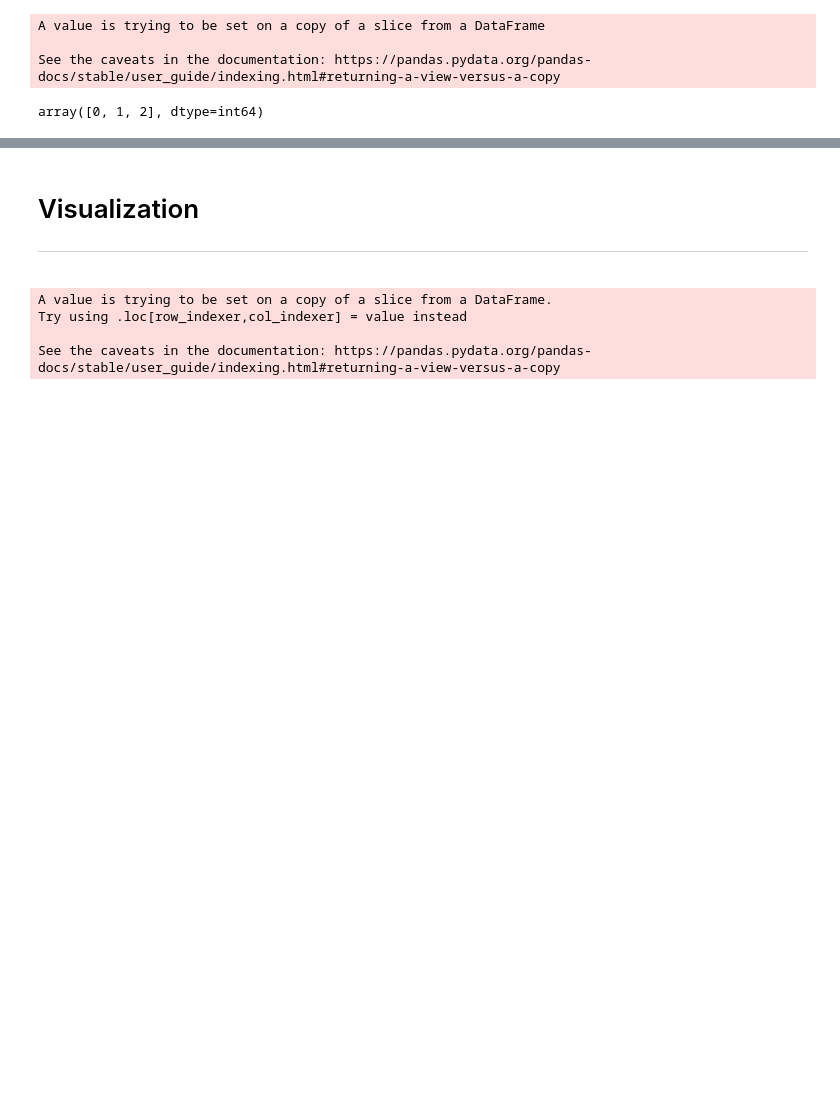
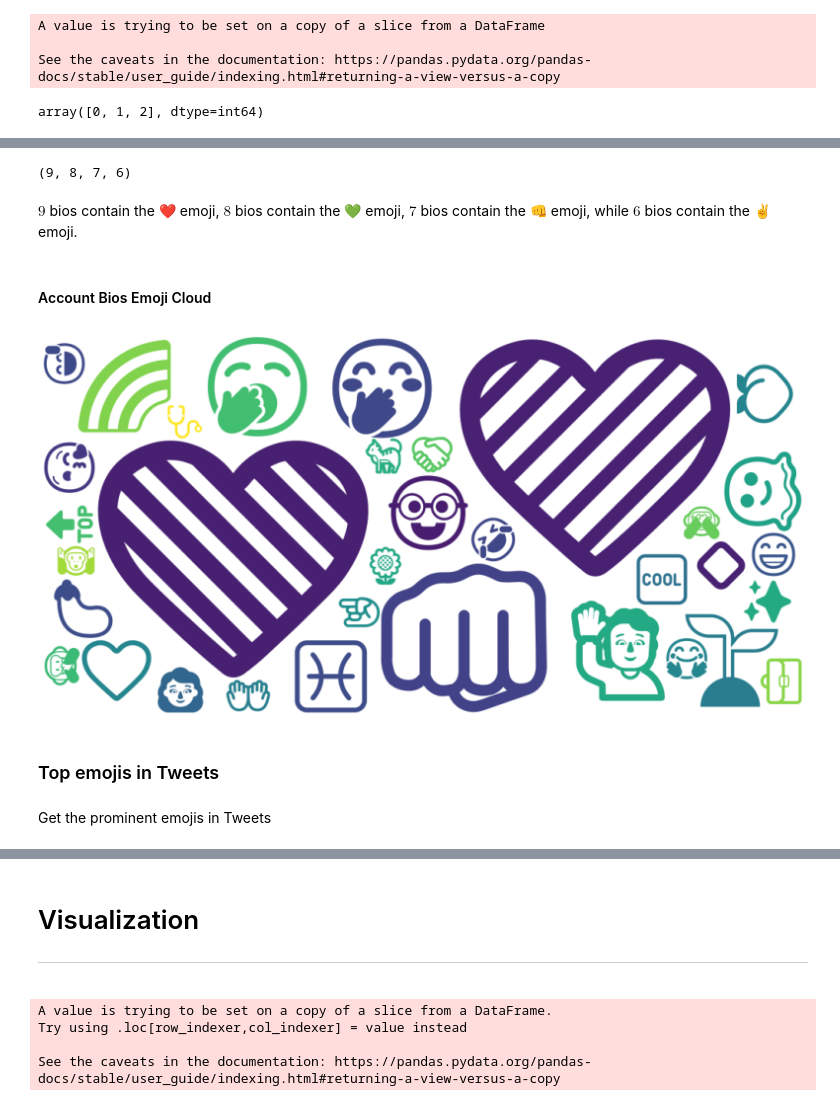
Before and after one commit to ShiroeLH/CS-132-PH-Twitter-Mis-Disinformation-Analysis, a Jupyter notebook: analysis/analysis.ipynb, the cells around one changed output, grey strips where cells are left out. Drawn from its saved outputs; the diff is of its cells as text; code cells hidden in the pictures; blank space fills up the shorter version.

```diff
--- a/analysis/analysis.ipynb
+++ b/analysis/analysis.ipynb
@@ -379,0 +461,6 @@ array([0, 1, 2], dtype=int64)
+# %%
+raw_tweets = df["Tweet"]
+raw_bio = df["Account bio"]
+
+# Set null bios to ""
+raw_bio = raw_bio.apply(rem_null)
@@ -379,0 +521,9 @@ array([0, 1, 2], dtype=int64)
+# %%
+top_bio_emojis = {
+  e:number
+  for e, number in collections.Counter(raw_bio.apply(extract_emojis).sum()).items()
+}
+
+top_bio_emojis = dict(sorted(top_bio_emojis.items(), key=lambda x:x[1], reverse=True))
+
+top_bio_emojis
@@ -379,0 +548,22 @@ array([0, 1, 2], dtype=int64)
+# %%
+red_hearts = df_clean["Bio emojis (text)"].str.contains(':red_heart:').sum()
+green_hearts = df_clean["Bio emojis (text)"].str.contains(':green_heart:').sum()
+oncoming_fists = df_clean["Bio emojis (text)"].str.contains(':oncoming_fist:').sum()
+peace_signs = df_clean["Bio emojis (text)"].str.contains(':victory_hand:').sum()
+
+(red_hearts, green_hearts, oncoming_fists, peace_signs)
+# %% [output]
+(9, 8, 7, 6)
+# %% [markdown]
+$9$ bios contain the ❤️ emoji, $8$ bios contain the 💚 emoji, $7$ bios contain the 👊 emoji, while $6$ bios contain the ✌️ emoji.
+# %% [markdown]
+#### Account Bios Emoji Cloud
+# %%
+
+emoji_cloud.generate(" ".join(["{} ".format(e) * number for e, number in top_bio_emojis.items()]))
+# %% [output]
+[figure, added]
+# %% [markdown]
+### Top emojis in Tweets
+# %% [markdown]
+Get the prominent emojis in Tweets
```
Also changed, not shown: parts of 48 cells of this notebook, 2 other files.
